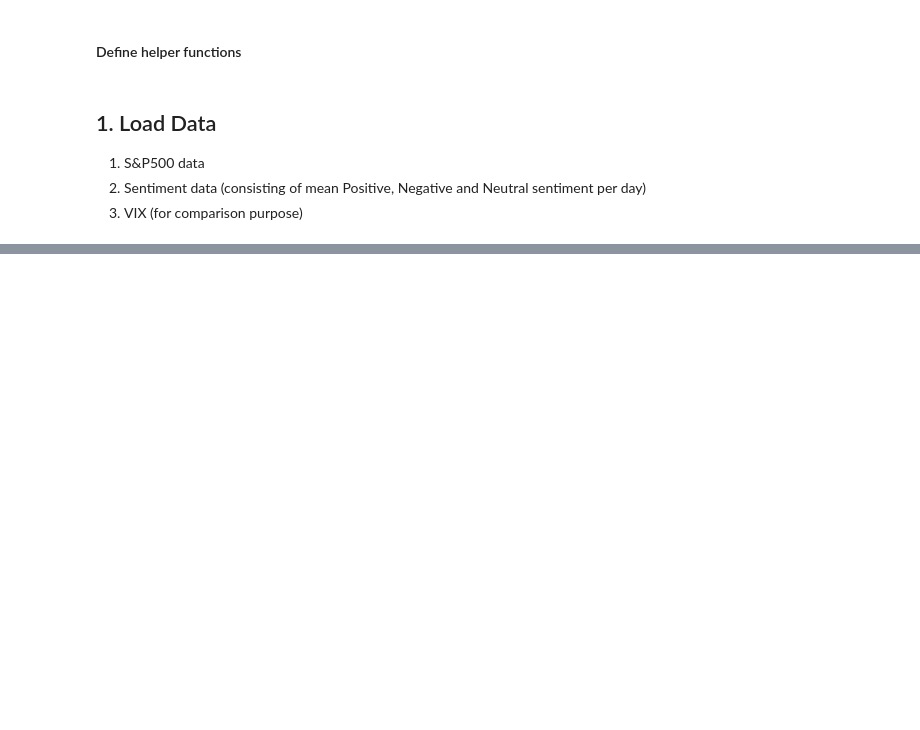
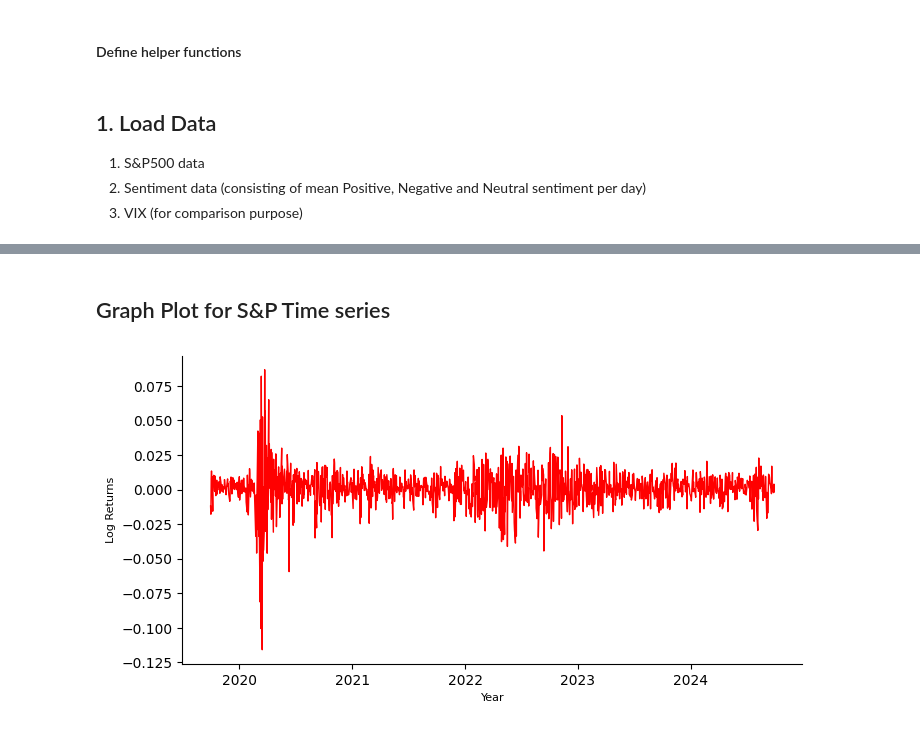
Before and after one commit to hwh1771/sentiment-analysis-volatility-forecasting, a Jupyter notebook: notebooks/04_garch_exogenous_spy.ipynb, the cells around one changed output, grey strips where cells are left out. Saved outputs shown, nothing was run; the diff lists cells and outputs as text; code cells hidden in the pictures; blank space fills up the shorter version.

```diff
--- a/notebooks/04_garch_exogenous_spy.ipynb
+++ b/notebooks/04_garch_exogenous_spy.ipynb
@@ -271,0 +272,38 @@ Covariance estimator: robust
+# %% [markdown]
+## Graph Plot for S&P Time series
+# %%
+import matplotlib.pyplot as plt
+
+# Create figure and axis
+fig, ax = plt.subplots(figsize=(8, 4))  # Adjust size as needed
+
+# Plot the log returns
+ax.plot(prices_df['log_returns'], color="red", linewidth=1, label="Log Returns")
+
+# Manually set the background to a subtle grey (like seaborn-darkgrid)
+#ax.set_facecolor("#f5f5f5")
+
+# Remove top and right spines for a cleaner look
+ax.spines['top'].set_visible(False)
+ax.spines['right'].set_visible(False)
+
+# Add axis labels
+ax.set_xlabel("Year", fontsize=8)
+ax.set_ylabel("Log Returns", fontsize=8)
+
+# Add a title
+#ax.set_title("Time Series of Log Returns", fontsize=10)
+
+# Customize tick parameters for better readability
+ax.tick_params(axis="both", which="major", labelsize=10)
+
+# Add gridlines (light gray for a subtle effect)
+#ax.grid(True, linestyle="--", linewidth=0.5, alpha=0.7, color="gray")
+
+# Add a legend (optional)
+#ax.legend(frameon=False, fontsize=10)
+
+# Show the plot
+plt.show()
+# %% [output]
+[figure, added]
```
Also changed, not shown: parts of 52 cells of this notebook.
